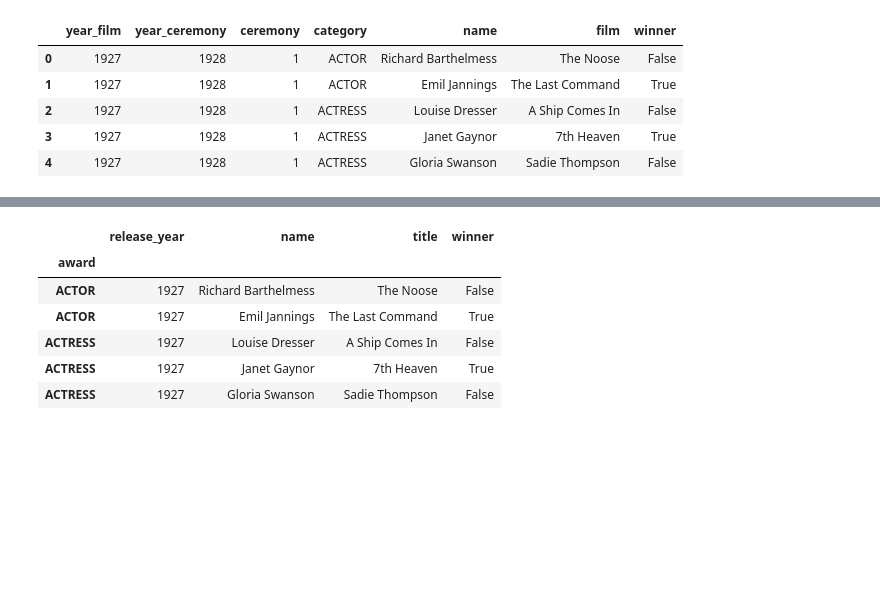
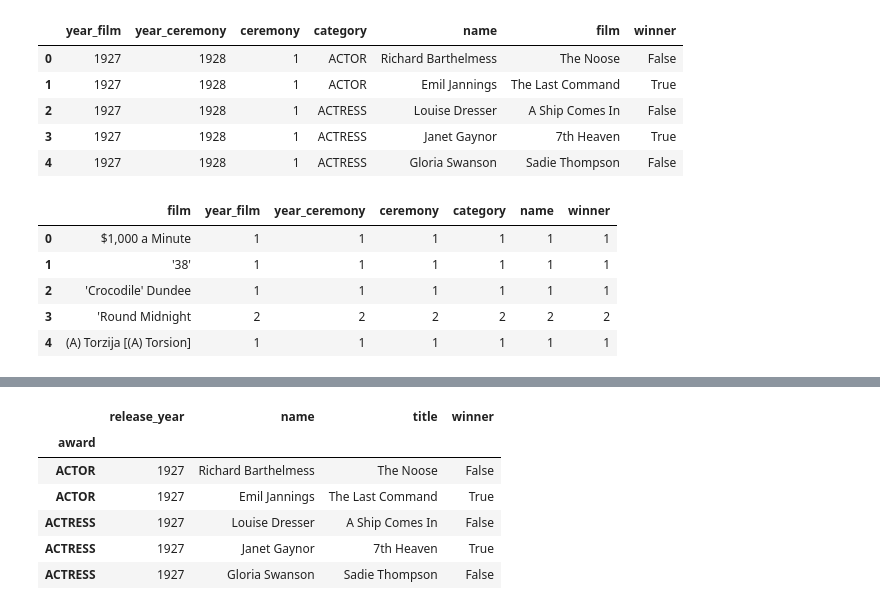
Before and after one commit to gemelodyyu/ETL-project-moives, a Jupyter notebook: OscarWinners.ipynb, the cells around one changed output, grey strips where cells are left out. Cells and saved outputs as stored; diff of their text form; code cells hidden in the pictures; blank space fills up the shorter version.

Commit message:
Updated for OscarData

```diff
--- a/OscarWinners.ipynb
+++ b/OscarWinners.ipynb
@@ -22,3 +22,16 @@ Oscar_df.head()
 | 2 | 1927 | 1928 | 1 | ACTRESS | Louise Dresser | A Ship Comes In | False |
 | 3 | 1927 | 1928 | 1 | ACTRESS | Janet Gaynor | 7th Heaven | True |
 | 4 | 1927 | 1928 | 1 | ACTRESS | Gloria Swanson | Sadie Thompson | False |
+# %%
+Oscar_group=Oscar_df.groupby('film')
+OscarCount = Oscar_group.count()
+# %%
+Oscar_reset=OscarCount.reset_index()
+Oscar_reset.head()
+# %% [output]
+|  | film | year_film | year_ceremony | ceremony | category | name | winner |
+| 0 | $1,000 a Minute | 1 | 1 | 1 | 1 | 1 | 1 |
+| 1 | '38' | 1 | 1 | 1 | 1 | 1 | 1 |
+| 2 | 'Crocodile' Dundee | 1 | 1 | 1 | 1 | 1 | 1 |
+| 3 | 'Round Midnight | 2 | 2 | 2 | 2 | 2 | 2 |
+| 4 | (A) Torzija [(A) Torsion] | 1 | 1 | 1 | 1 | 1 | 1 |
```
Also changed, not shown: parts of 6 cells of this notebook, 1 other file.
